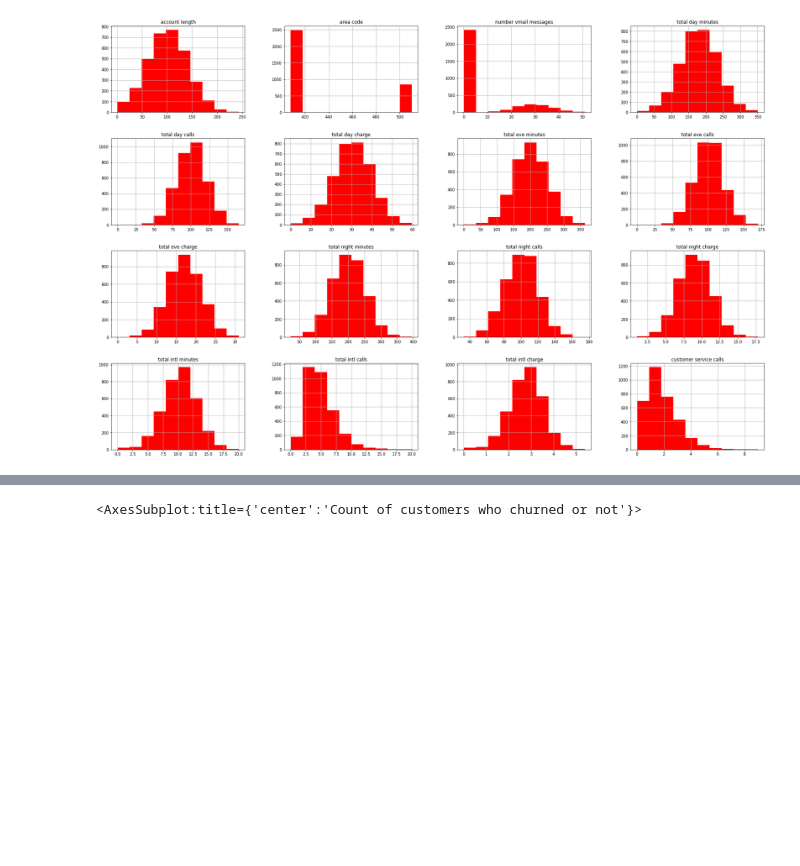
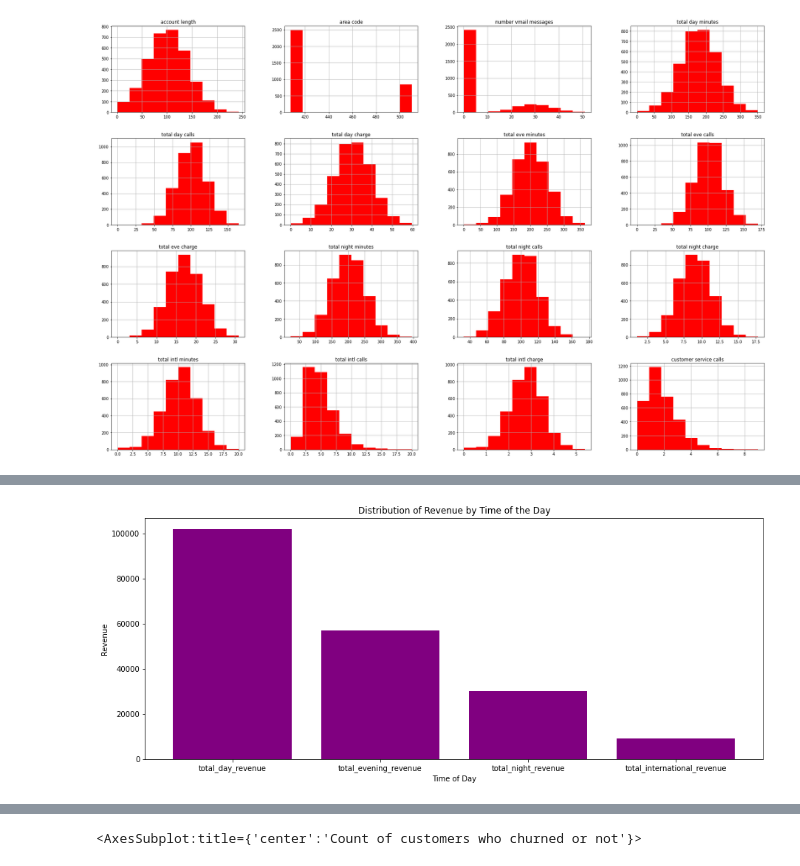
Before and after one commit to IvyNjoroge/PHASE-3-PROJECT, a Jupyter notebook: Syriatel.ipynb, the cells around one changed output, grey strips where cells are left out. Cells and saved outputs as stored; diff of their text form; code cells hidden in the pictures; blank space fills up the shorter version.

```diff
--- a/Syriatel.ipynb
+++ b/Syriatel.ipynb
@@ -181,0 +224,18 @@ categoric_cols = ['state','area code',
+# %%
+total_day_revenue = df['total day charge'].sum()
+total_evening_revenue = df['total eve charge'].sum()
+total_night_revenue = df['total night charge'].sum()
+total_international_revenue = df['total intl charge'].sum()
+
+fig, ax = plt.subplots(figsize=(15, 6))
+
+time_of_day_value = [total_day_revenue, total_evening_revenue, total_night_revenue, total_international_revenue]
+data_label = ['total_day_revenue', 'total_evening_revenue', 'total_night_revenue', 'total_international_revenue']
+
+ax.bar(data_label, time_of_day_value, color='purple')
+
+ax.set_xlabel("Time of Day")
+ax.set_ylabel("Revenue")
+ax.set_title("Distribution of Revenue by Time of the Day");
+# %% [output]
+[figure, added]
```
Also changed, not shown: parts of 66 cells of this notebook, 2 other files.
